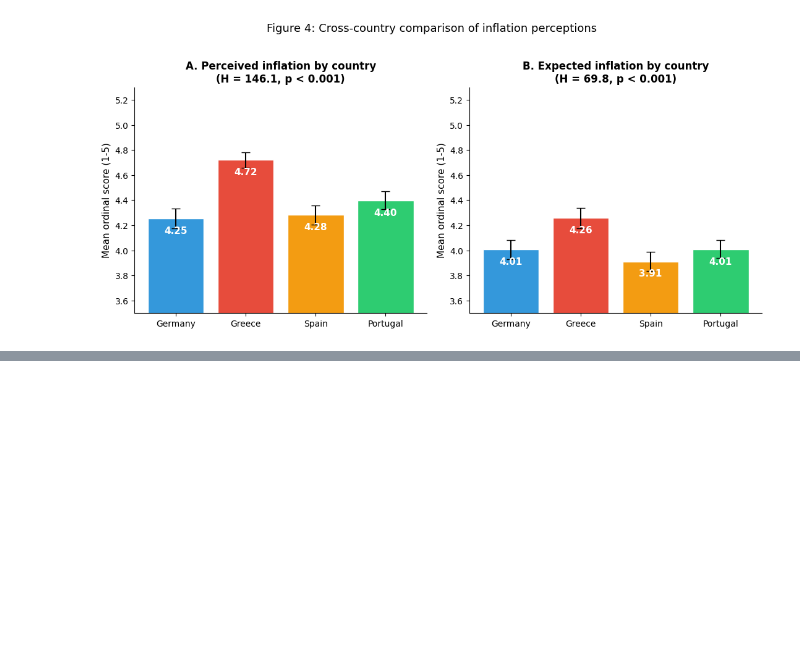
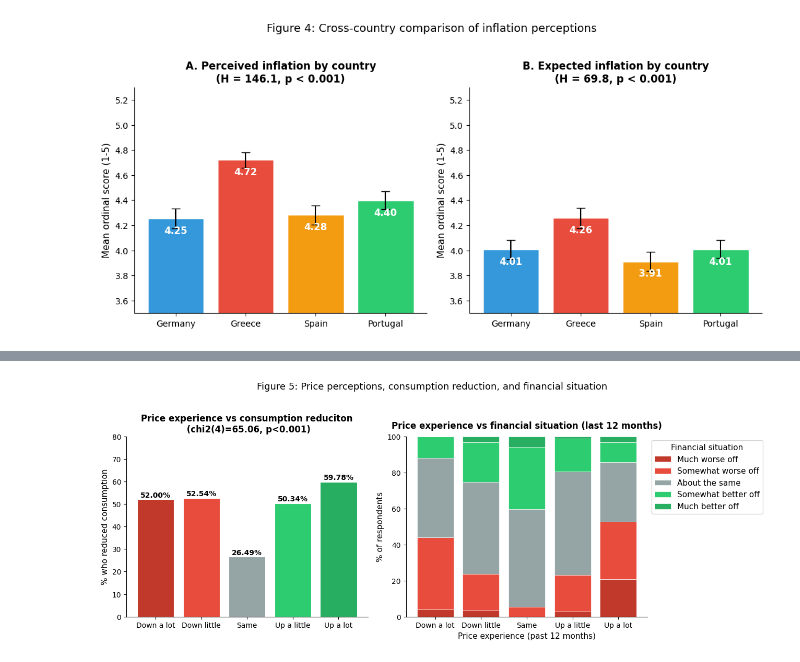
Before and after one commit to OGawrysiak/Inflation-case-study-statistics, a Jupyter notebook: graphs.ipynb, the cells around one changed output, grey strips where cells are left out. Drawn from its saved outputs; the diff is of its cells as text; code cells hidden in the pictures; blank space fills up the shorter version.

```diff
--- a/graphs.ipynb
+++ b/graphs.ipynb
@@ -355,0 +402,43 @@ plt.show()
+# %%
+fig, axes = plt.subplots(1, 2, figsize=(13, 5))
+
+#Panel A
+contingency_red = pd.crosstab(df['price_past'], df['reduced_consumption'], normalize='index') * 100
+contingency_red = contingency_red.reindex(index=PAST_ORDER, fill_value=0)
+percentage_reduced = contingency_red['Yes (cheaper or fewer goods)'].values
+
+bar_a = axes[0].bar(PAST_SHORT, percentage_reduced, color=DIV_COLORS, edgecolor='white', linewidth=0.8)
+for bar, val in zip(bar_a, percentage_reduced):
+    axes[0].text(bar.get_x() + bar.get_width() / 2, val + 1, f'{val:.2f}%', ha='center', fontsize=10, fontweight='bold')
+    axes[0].set_ylim(0,80)
+    axes[0].set_ylabel('% who reduced consumption')
+    axes[0].set_title(f'Price experience vs consumption reduciton\n (chi2({dof})={chi2:.2f}, p<0.001)', fontweight='bold') #% of people that reduced consumption in response to experienced price
+    axes[0].spines['top'].set_visible(False)
+    axes[0].spines['right'].set_visible(False)
+
+#Panel B
+situation_cats = ['Much worse off', 'Somewhat worse off', 'About the same', 'Somewhat better off', 'Much better off']
+situation_labels = ['Much worse off', 'Somewhat worse off', 'About the same', 'Somewhat better off', 'Much better off']
+contingency_sit = pd.crosstab(df['price_past'], df['sit_last_12months'], normalize='index') * 100
+contingency_sit = contingency_sit.reindex(index=PAST_ORDER).reindex(columns=situation_cats, fill_value=0)
+
+bottoms = np.zeros(len(PAST_ORDER))
+for cat, color, label in zip(situation_cats, DIV_COLORS, situation_labels):
+    vals = contingency_sit[cat].values
+    axes[1].bar(PAST_SHORT, vals, bottom=bottoms, color=color, label=label,
+                edgecolor='white', linewidth=0.5)
+    bottoms += vals
+
+axes[1].set_ylim(0, 100)
+axes[1].set_ylabel('% of respondents')
+axes[1].set_xlabel('Price experience (past 12 months)')
+axes[1].set_title('Price experience vs financial situation (last 12 months)', fontweight='bold', y=1.02)
+axes[1].spines['top'].set_visible(False)
+axes[1].spines['right'].set_visible(False)
+axes[1].legend(title='Financial situation', loc='upper left', bbox_to_anchor=(1, 1))
+
+plt.suptitle('Figure 5: Price perceptions, consumption reduction, and financial situation', fontsize=13, y=1.02)
+plt.tight_layout()
+plt.show()
+# %% [output]
+[figure, added]
```
Also changed, not shown: parts of 6 cells of this notebook.
